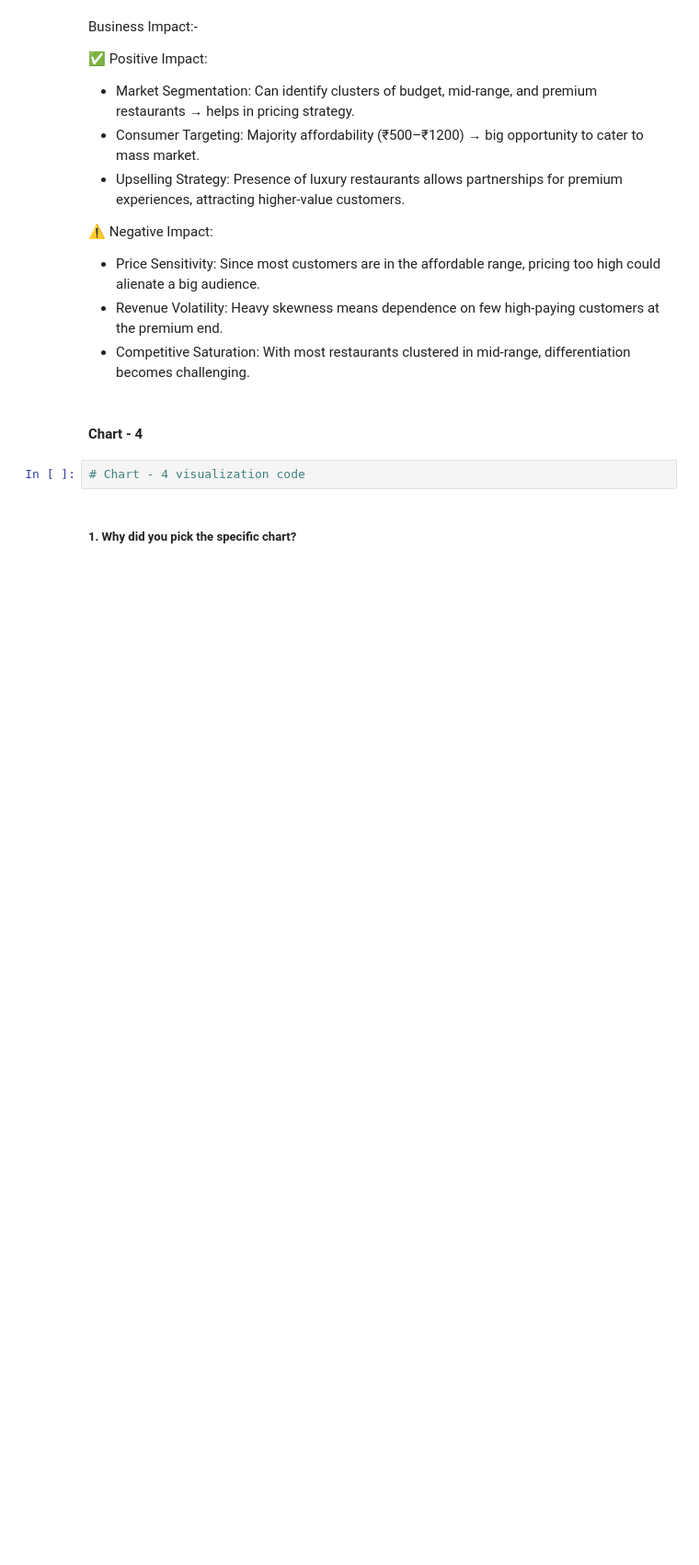
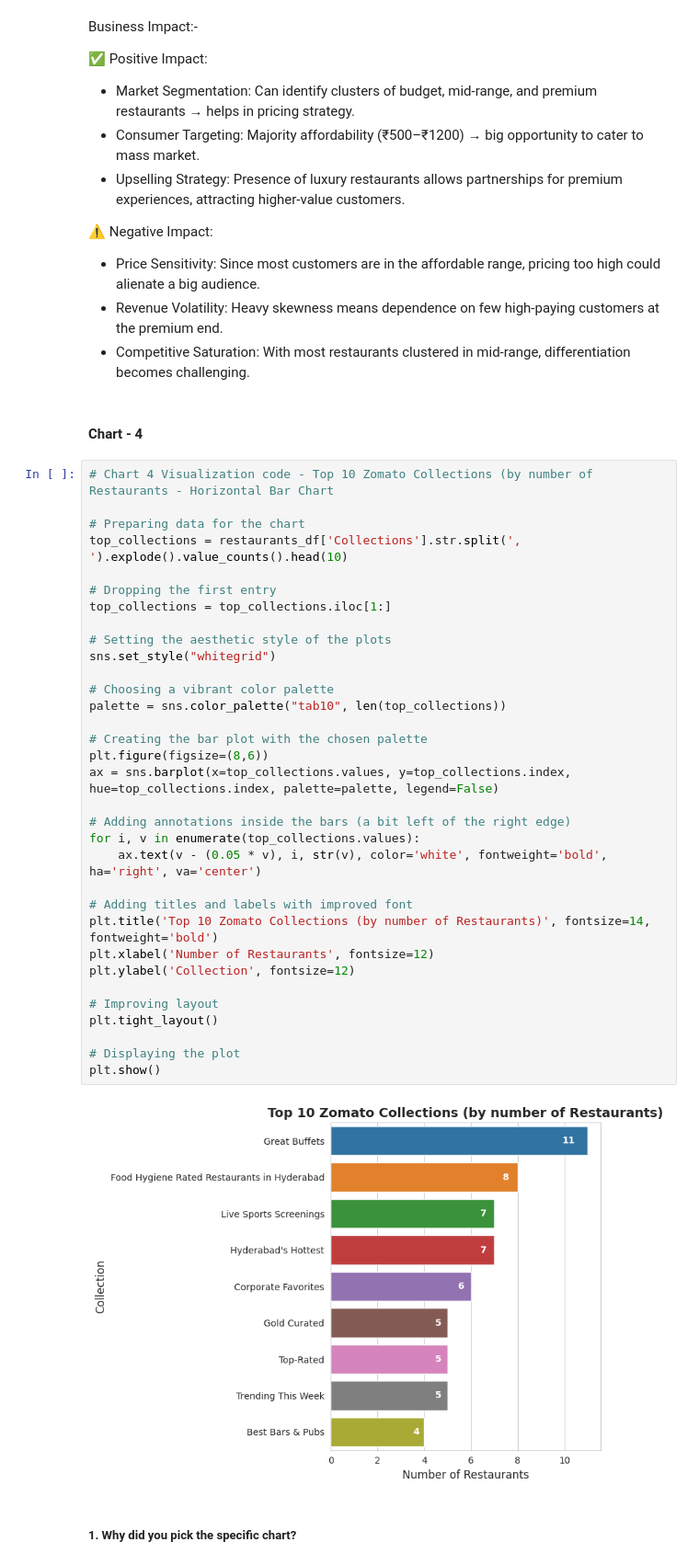
Before and after one commit to Ash99-commits/Unsupervised_ML_Zomato-Restaurant_Clustering_And_Sentiment_Analysis, a Jupyter notebook: Unsupervised_ML_Zomato_Restaurant_Clustering_And_Sentiment_Analysis_Ashwani_Kumar_Patra.ipynb, the cells around one changed output. Shown: that part at 92% size. Cells and saved outputs as stored; diff of their text form; blank space fills up the shorter version.

Commit message:
Chart 4 - Top 10 Zomato Collections (by number of Restaurants - Horizontal Bar Chart, plotted, insights are driven from it, along with its business impact [both positive and negative(if any)].

```diff
--- a/Unsupervised_ML_Zomato_Restaurant_Clustering_And_Sentiment_Analysis_Ashwani_Kumar_Patra.ipynb
+++ b/Unsupervised_ML_Zomato_Restaurant_Clustering_And_Sentiment_Analysis_Ashwani_Kumar_Patra.ipynb
@@ -846,7 +846,40 @@ Business Impact:-
 *  Competitive Saturation: With most restaurants clustered in mid-range, differentiation becomes challenging.
 # %% [markdown]
 #### Chart - 4
-# %%
-# Chart - 4 visualization code
+# %%
+# Chart 4 Visualization code - Top 10 Zomato Collections (by number of Restaurants - Horizontal Bar Chart
+
+# Preparing data for the chart
+top_collections = restaurants_df['Collections'].str.split(', ').explode().value_counts().head(10)
+
+# Dropping the first entry
+top_collections = top_collections.iloc[1:]
+
+# Setting the aesthetic style of the plots
+sns.set_style("whitegrid")
+
+# Choosing a vibrant color palette
+palette = sns.color_palette("tab10", len(top_collections))
+
+# Creating the bar plot with the chosen palette
+plt.figure(figsize=(8,6))
+ax = sns.barplot(x=top_collections.values, y=top_collections.index, hue=top_collections.index, palette=palette, legend=False)
+
+# Adding annotations inside the bars (a bit left of the right edge)
+for i, v in enumerate(top_collections.values):
+    ax.text(v - (0.05 * v), i, str(v), color='white', fontweight='bold', ha='right', va='center')
+
+# Adding titles and labels with improved font
+plt.title('Top 10 Zomato Collections (by number of Restaurants)', fontsize=14, fontweight='bold')
+plt.xlabel('Number of Restaurants', fontsize=12)
+plt.ylabel('Collection', fontsize=12)
+
+# Improving layout
+plt.tight_layout()
+
+# Displaying the plot
+plt.show()
+# %% [output]
+[figure, added]
 # %% [markdown]
 ##### 1. Why did you pick the specific chart?
```
Also changed, not shown: parts of 6 cells of this notebook.
